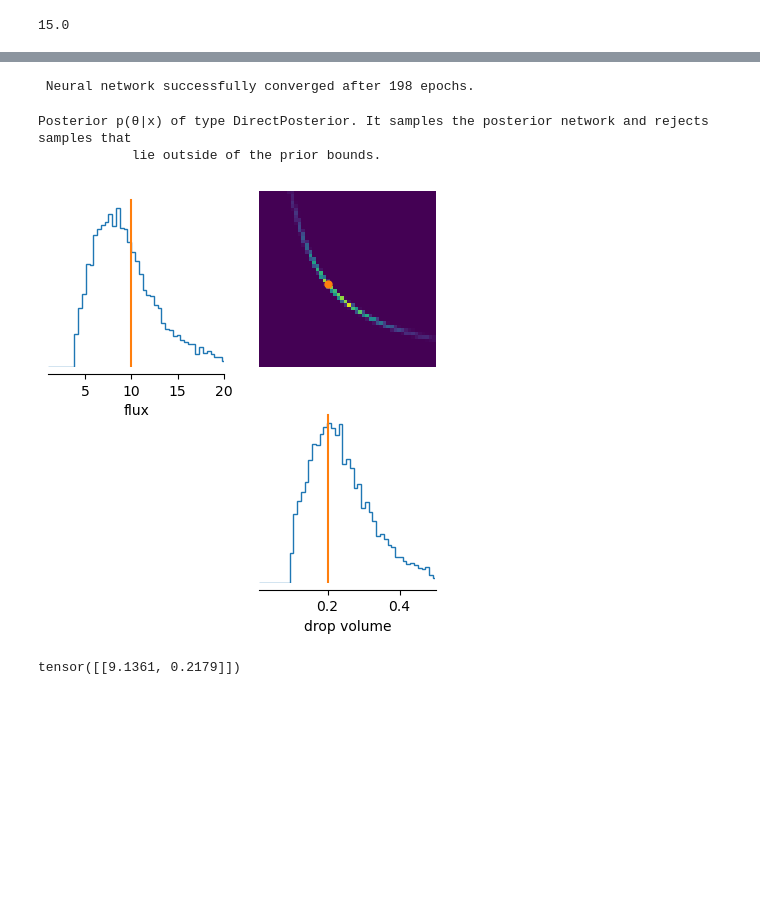
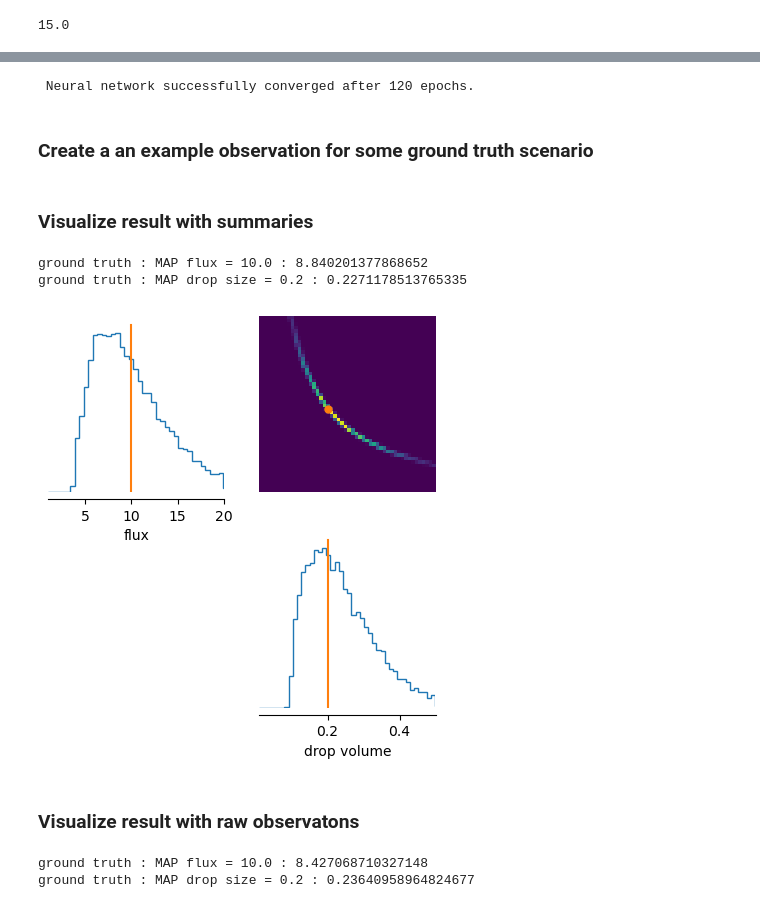
Before and after one commit to matthewfeickert/sbi-tutorial, a Jupyter notebook: raindrop_simulator.ipynb, the cells around one changed output, grey strips where cells are left out. Drawn from its saved outputs; the diff is of its cells as text; code cells hidden in the pictures; blank space fills up the shorter version.

```diff
--- a/raindrop_simulator.ipynb
+++ b/raindrop_simulator.ipynb
@@ -256,37 +248,53 @@ inference = inference.append_simulations(params_samples, obs_samples)
 # %%
-density_estimator = inference.train()
+posterior_estimator_w_raw_obs = inference_w_raw_obs.train()
+posterior_estimator_w_summaries = inference_w_summaries.train()
 # %% [output]
- Neural network successfully converged after 198 epochs.
+ Neural network successfully converged after 120 epochs.
 # %%
-posterior = inference.build_posterior()
-
-print(posterior)
+# Create posterior objects
+posterior_w_raw_obs = inference_w_raw_obs.build_posterior()
+posterior_w_summaries = inference_w_summaries.build_posterior()
-# %% [output]
-Posterior p(θ|x) of type DirectPosterior. It samples the posterior network and rejects samples that
-            lie outside of the prior bounds.
+# %% [markdown]
+### Create a an example observation for some ground truth scenario
 # %%
-x_obs = torch.tensor(rain_bucket_simple_simulator(flux = 10, mean_v = 0.2),dtype=torch.float)
-x_obs.shape
+ground_truth_flux = 10.
+ground_truth_mean_v = 0.2
+x_obs = torch.tensor(rain_bucket_simple_simulator(flux = ground_truth_flux, mean_v = ground_truth_mean_v),dtype=torch.float)
 summary_obs = torch.as_tensor([torch.mean(x_obs), torch.std(x_obs)], dtype=torch.float)
 # %%
-samples = posterior.sample((10000,), x=x_obs)
-#samples = posterior.sample((10000,), x=summary_obs)
+posterior_samples_w_raw_obs = posterior_w_raw_obs.sample((10000,), x=x_obs)
+posterior_samples_w_summaries = posterior_w_summaries.sample((10000,), x=summary_obs)
+# %% [markdown]
+### Visualize result with summaries
+# %%
+# set default observation for MAP below
+posterior_w_summaries.set_default_x(summary_obs)
+map_summaries = posterior_w_summaries.map()
+print('ground truth : MAP flux = {} : {}'.format(ground_truth_flux, map_summaries[0,0]))
+print('ground truth : MAP drop size = {} : {}'.format(ground_truth_mean_v, map_summaries[0,1]))
+# %% [output]
+ground truth : MAP flux = 10.0 : 8.840201377868652
+ground truth : MAP drop size = 0.2 : 0.2271178513765335
 # %%
 from sbi.analysis import pairplot
 
 _ = pairplot(
-    samples,
+    posterior_samples_w_summaries,
     points=np.array((10,0.2)),
     limits=[[flux_min, flux_max], [mean_v_min, mean_v_max]],
     figsize=(5, 5),
     labels=[r"flux", r"drop volume"]
 )
 # %% [output]
-[figure, old version]
+[figure, new version]
-# %%
-posterior.set_default_x(x_obs)
-#posterior.set_default_x(summary_obs)
-posterior.log_prob(params_samples[:2,:])
-posterior.map()
-# %% [output]
-tensor([[9.1361, 0.2179]])
+# %% [markdown]
+### Visualize result with raw observatons
+# %%
+# set default observation for MAP below
+posterior_w_raw_obs.set_default_x(x_obs)
+map_raw = posterior_w_raw_obs.map() # seems like this is MAP for each 1-d marginal? Not sure.
+print('ground truth : MAP flux = {} : {}'.format(ground_truth_flux, map_raw[0,0]))
+print('ground truth : MAP drop size = {} : {}'.format(ground_truth_mean_v, map_raw[0,1]))
+# %% [output]
+ground truth : MAP flux = 10.0 : 8.427068710327148
+ground truth : MAP drop size = 0.2 : 0.23640958964824677
```
Also changed, not shown: parts of 25 cells of this notebook.
